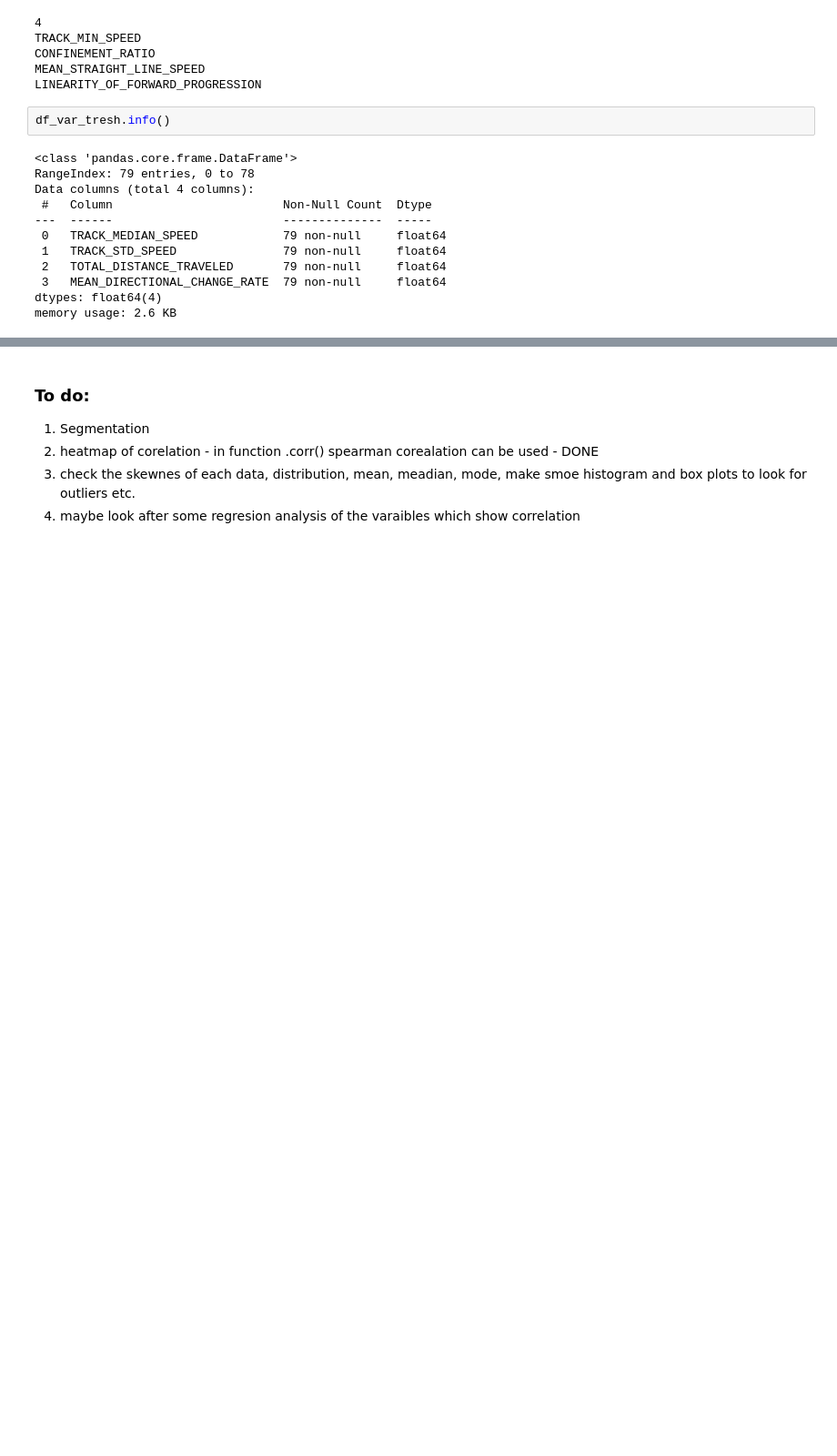
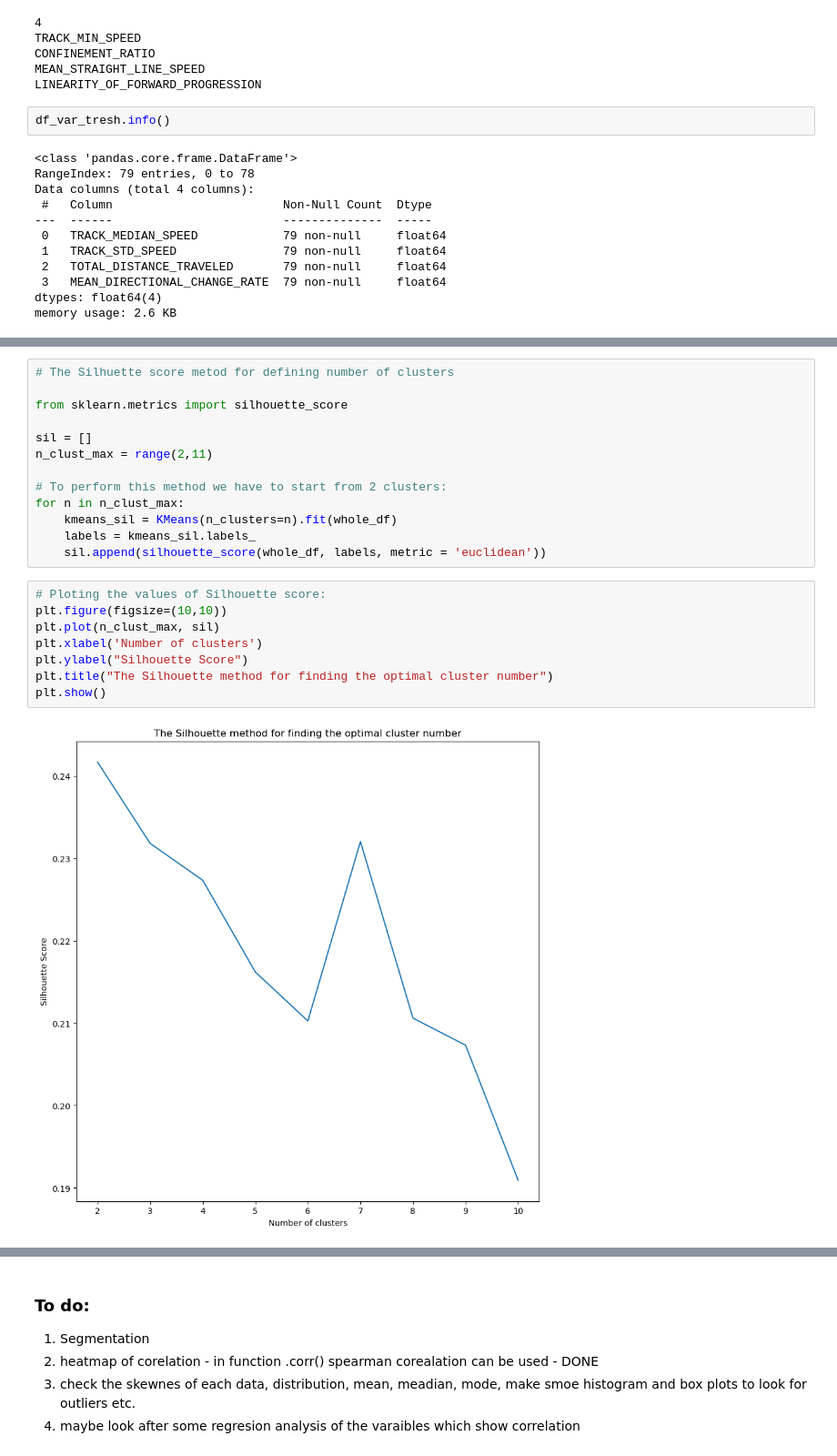
Before and after one commit to GentlemanFrog/Trajectory_clustering, a Jupyter notebook: Trajectory_analysis.ipynb, the cells around one changed output, grey strips where cells are left out. Shown at 91% size. Cells and saved outputs as stored; diff of their text form; blank space fills up the shorter version.

```diff
--- a/Trajectory_analysis.ipynb
+++ b/Trajectory_analysis.ipynb
@@ -461,0 +517,23 @@ memory usage: 2.6 KB
+# %%
+# The Silhuette score metod for defining number of clusters
+
+from sklearn.metrics import silhouette_score
+
+sil = []
+n_clust_max = range(2,11)
+
+# To perform this method we have to start from 2 clusters:
+for n in n_clust_max:
+    kmeans_sil = KMeans(n_clusters=n).fit(whole_df)
+    labels = kmeans_sil.labels_
+    sil.append(silhouette_score(whole_df, labels, metric = 'euclidean'))
+# %%
+# Ploting the values of Silhouette score:
+plt.figure(figsize=(10,10))
+plt.plot(n_clust_max, sil)
+plt.xlabel('Number of clusters')
+plt.ylabel("Silhouette Score")
+plt.title("The Silhouette method for finding the optimal cluster number")
+plt.show()
+# %% [output]
+[figure, added]
```
Also changed, not shown: parts of 7 cells of this notebook.
